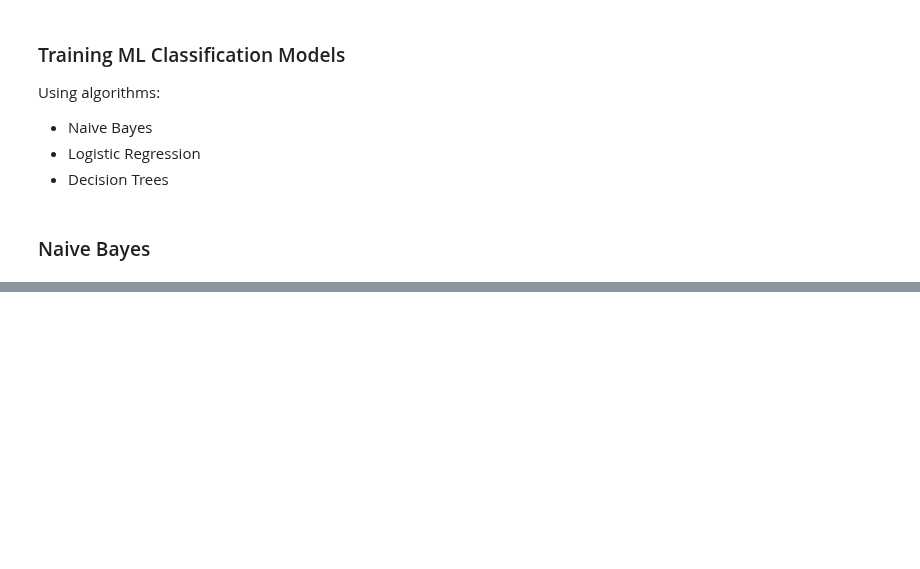
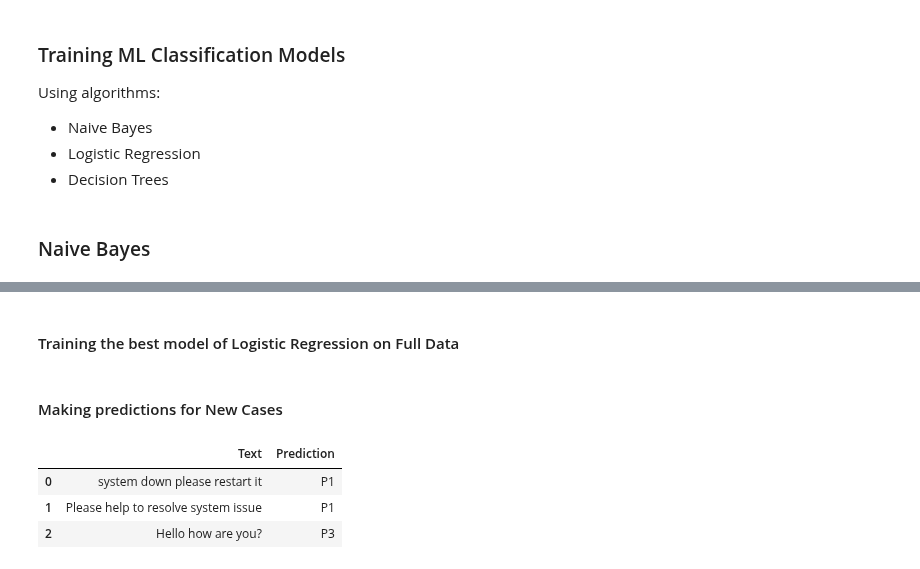
Before and after one commit to anish3565/Case_Studies, a Jupyter notebook: NLP/SupportTicketClassification_TF-IDF.ipynb, the cells around one changed output, grey strips where cells are left out. Cells and saved outputs as stored; diff of their text form; code cells hidden in the pictures; blank space fills up the shorter version.

```diff
--- a/NLP/SupportTicketClassification_TF-IDF.ipynb
+++ b/NLP/SupportTicketClassification_TF-IDF.ipynb
@@ -347,0 +511,40 @@ GaussianNB()
+# %% [markdown]
+#### Training the best model of Logistic Regression on Full Data
+# %%
+from sklearn.linear_model import LogisticRegression
+
+# Choosing pararmeter Penalty='l1' or C=1
+# Choosing different values for solver 'newton-cg', 'lbfgs', 'liblinear', 'sag', 'saga'
+clf=LogisticRegression(C=5, penalty='l2', solver='newton-cg')
+FinalModel=clf.fit(X, y)
+# %% [markdown]
+#### Making predictions for New Cases
+# %%
+# Function to convert words into numeric vectors for prediction
+def FunctionPredictUrgency(inpText):
+    X=vectorizer.transform(inpText)
+    # print(X.toarray())
+
+    # Calculating the principal components
+    reduced_X=pca_fit.transform(X.toarray())
+
+    # If standardization/normalization was done on training
+    # then the above X must also be converted to same platform
+    # Generating the normalized values of X
+    X=PredictorScalerFit.transform(reduced_X)
+
+    # Generating the prediction using Naive Bayes model and returning
+    Prediction=FinalModel.predict(X)
+    Result=pd.DataFrame(data=inpText, columns=['Text'])
+    Result['Prediction']=Prediction
+    return(Result)
+# %%
+# Calling the function
+NewTicket=["system down please restart it", "Please help to resolve system issue","Hello how are you?"]
+PredictionResults=FunctionPredictUrgency(inpText=NewTicket)
+PredictionResults
+# %% [output]
+|  | Text | Prediction |
+| 0 | system down please restart it | P1 |
+| 1 | Please help to resolve system issue | P1 |
+| 2 | Hello how are you? | P3 |
```
Also changed, not shown: parts of 8 cells of this notebook, 1 other file.
